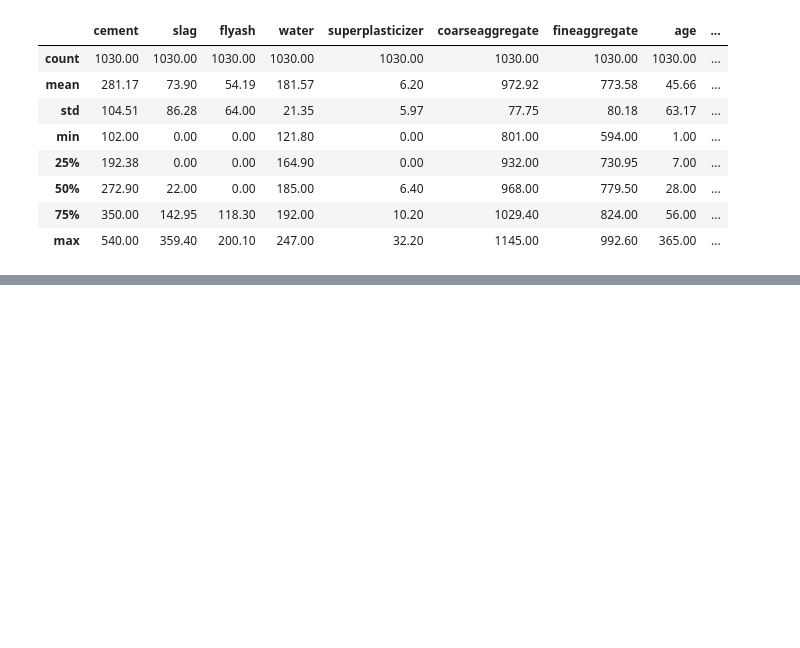
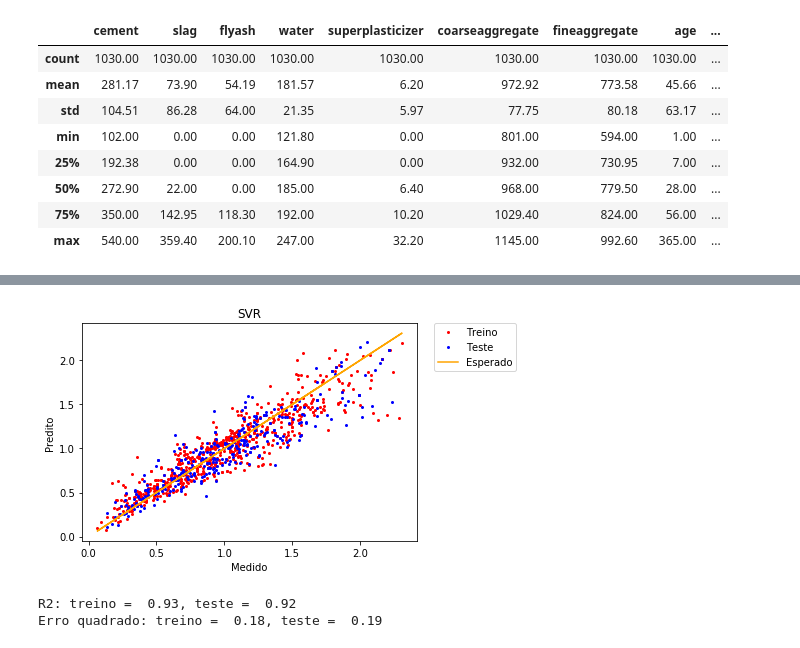
Before and after one commit to nicolasamaduro/cefet-ic-trabalhoFinal, a Jupyter notebook: Predição da Força do Concreto.ipynb, the cells around one changed output, grey strips where cells are left out. Drawn from its saved outputs; the diff is of its cells as text; code cells hidden in the pictures; blank space fills up the shorter version.

```diff
--- a/Predição da Força do Concreto.ipynb
+++ b/Predição da Força do Concreto.ipynb
@@ -63,5 +70,8 @@ show(p1)
 # %%
 from sklearn import svm
 svr = svm.SVR(kernel='rbf', C=1)
-p1 = plotarRegressao(dadosNormalizados, svr)
-show(row(p1))
+plotarRegressao(dadosNormalizados, svr)
+# %% [output]
+[figure, added]
+R2: treino =  0.93, teste =  0.92
+Erro quadrado: treino =  0.18, teste =  0.19
```
Also changed, not shown: parts of 4 cells of this notebook, 3 other files.
